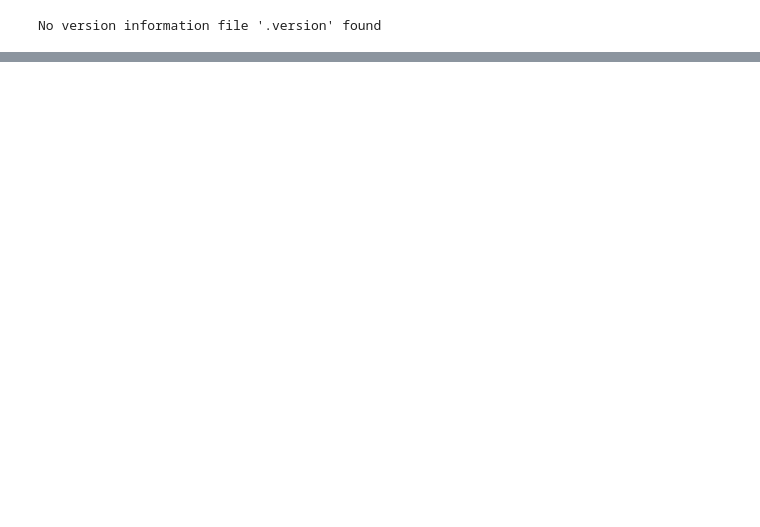
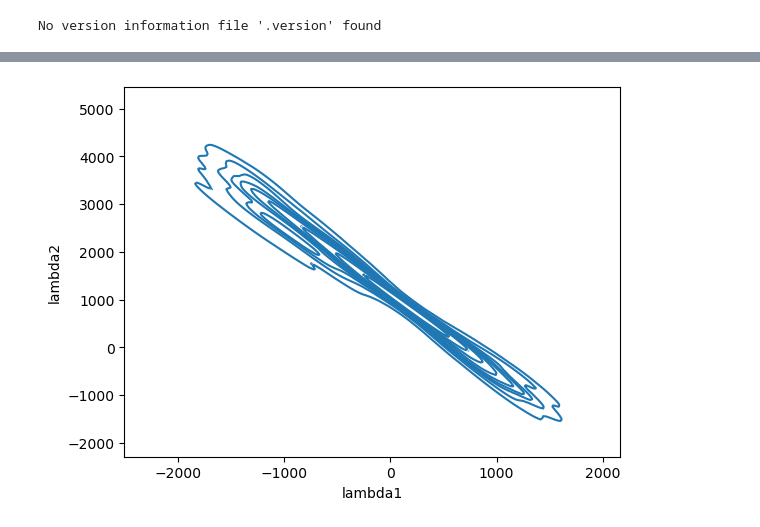
Before and after one commit to daniellmarc/Binary_Love, a Jupyter notebook: KDEplots.ipynb, the cells around one changed output, grey strips where cells are left out. Saved outputs shown, nothing was run; the diff lists cells and outputs as text; code cells hidden in the pictures; blank space fills up the shorter version.

```diff
--- a/KDEplots.ipynb
+++ b/KDEplots.ipynb
@@ -32,0 +50,20 @@ plt.show()
+# %%
+import seaborn as sns
+
+#Results 1 uses the setting -5000 to 5000 for delta lambda instead of using -500 to 1000. That change is in result_4
+ # priors["delta_lambda"] = bilby.core.prior.Uniform(-500, 1000, name="delta_lambda")
+
+##############Bilby Example This example is done with having
+result_1.posterior['lambda1'] = result_1.posterior.apply(lambda row :
+        bilby.gw.conversion.lambda_tilde_delta_lambda_tilde_to_lambda_1_lambda_2(
+                row['lambda_tilde'],row['delta_lambda'],row['mass_1'],row['mass_2']
+                )[0], axis = 1)
+result_1.posterior['lambda2'] = result_1.posterior.apply(lambda row :
+        bilby.gw.conversion.lambda_tilde_delta_lambda_tilde_to_lambda_1_lambda_2(
+                row['lambda_tilde'],row['delta_lambda'],row['mass_1'],row['mass_2']
+                )[1], axis = 1)
+# %%
+sns.kdeplot( x=result_1.posterior['lambda1'], y=result_1.posterior['lambda2'])
+plt.rcParams['figure.dpi'] = 100
+# %% [output]
+[figure, added]
```
Also changed, not shown: parts of 19 cells of this notebook.
